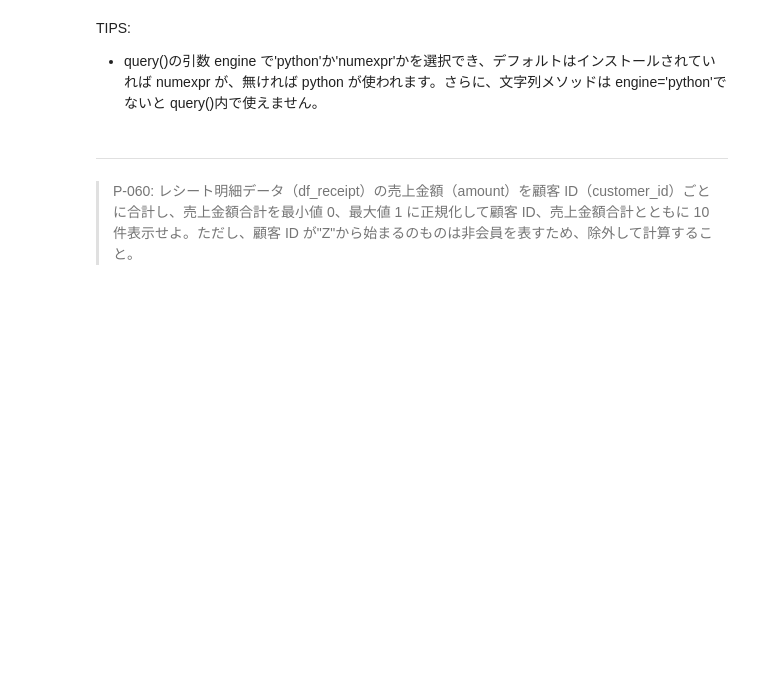
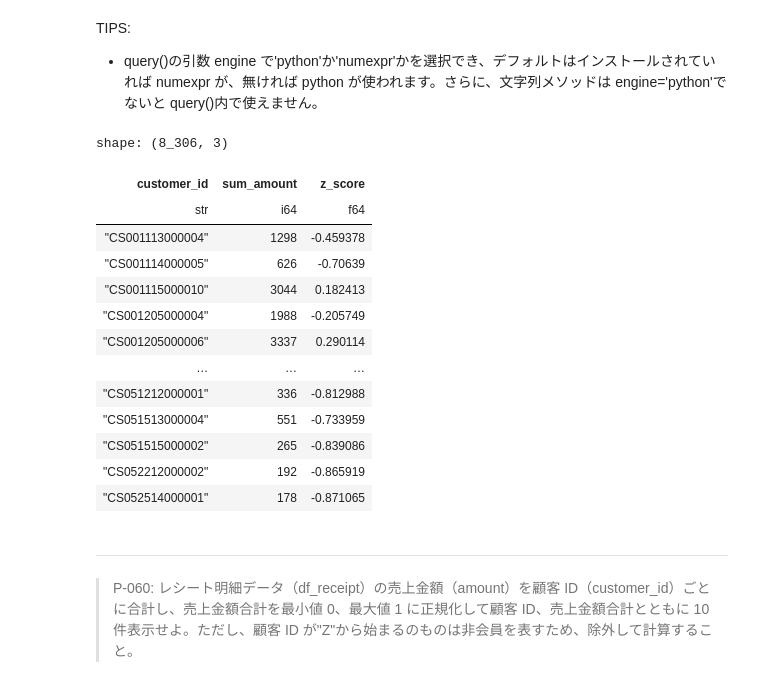
Before and after one commit to NMZ0429/ds_100knocks, a Jupyter notebook: content/100knocks-preprocess/docker/work/preprocess_knock_Python.ipynb, the cells around one changed output. Cells and saved outputs as stored; diff of their text form; code cells hidden in the pictures; blank space fills up the shorter version.

```diff
--- a/content/100knocks-preprocess/docker/work/preprocess_knock_Python.ipynb
+++ b/content/100knocks-preprocess/docker/work/preprocess_knock_Python.ipynb
@@ -1390,6 +1390,32 @@ shape: (10, 4)
 TIPS:
 
 - query()の引数 engine で'python'か'numexpr'かを選択でき、デフォルトはインストールされていれば numexpr が、無ければ python が使われます。さらに、文字列メソッドは engine='python'でないと query()内で使えません。
+# %%
+df_receipt.filter(pl.col("customer_id").str.starts_with("Z").not_()).group_by(
+    pl.col("customer_id")
+).agg(
+    pl.col("amount").sum().alias("sum_amount"),
+).with_columns(
+    (
+        (pl.col("sum_amount") - pl.col("sum_amount").mean())
+        / pl.col("sum_amount").std(ddof=0)
+    ).alias("z_score")
+).sort(pl.col("customer_id"))
+# %% [output]
+shape: (8_306, 3)
+| customer_id | sum_amount | z_score |
+| str | i64 | f64 |
+| "CS001113000004" | 1298 | -0.459378 |
+| "CS001114000005" | 626 | -0.70639 |
+| "CS001115000010" | 3044 | 0.182413 |
+| "CS001205000004" | 1988 | -0.205749 |
+| "CS001205000006" | 3337 | 0.290114 |
+| … | … | … |
+| "CS051212000001" | 336 | -0.812988 |
+| "CS051513000004" | 551 | -0.733959 |
+| "CS051515000002" | 265 | -0.839086 |
+| "CS052212000002" | 192 | -0.865919 |
+| "CS052514000001" | 178 | -0.871065 |
 # %% [markdown]
 ---
 
```
Also changed, not shown: parts of 4 cells of this notebook.
